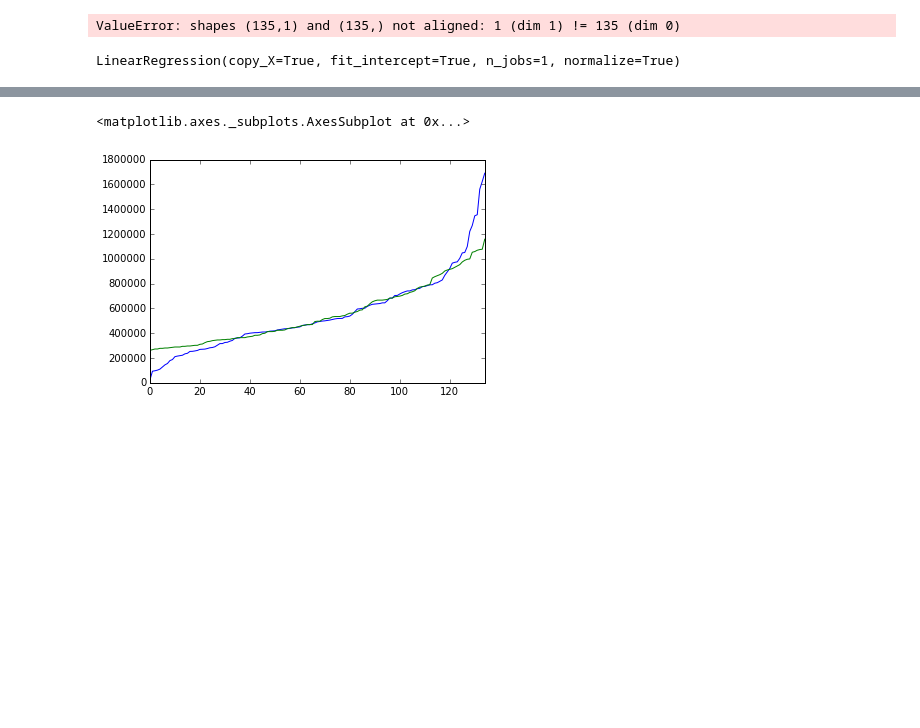
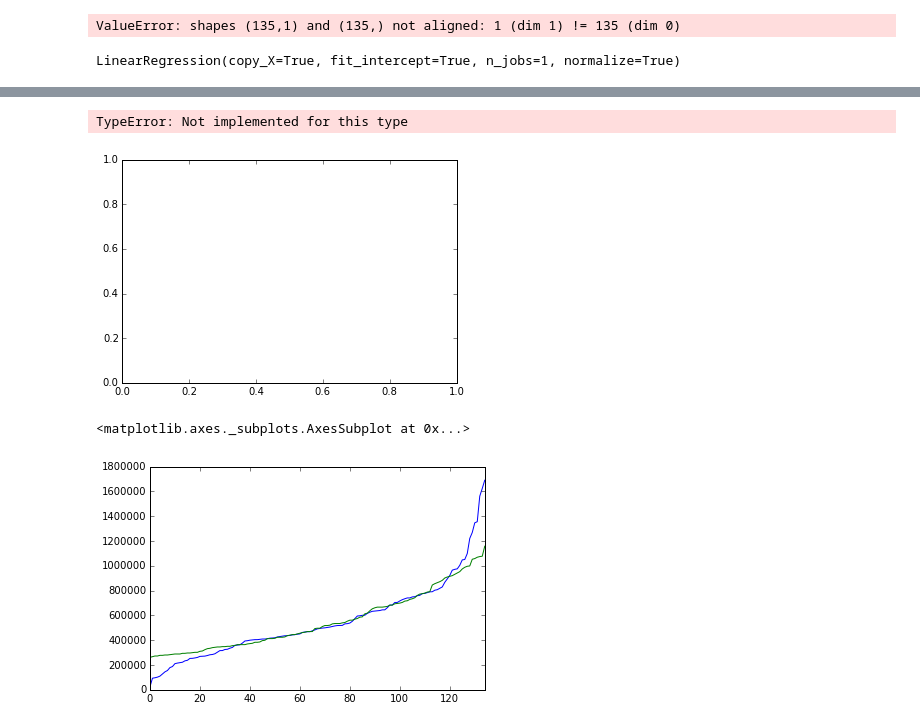
Before and after one commit to marekduda13/Capstone, a Jupyter notebook: Second Workbook.ipynb, the cells around one changed output, grey strips where cells are left out. Saved outputs shown, nothing was run; the diff lists cells and outputs as text; code cells hidden in the pictures; blank space fills up the shorter version.

```diff
--- a/Second Workbook.ipynb
+++ b/Second Workbook.ipynb
@@ -916,3 +931,8 @@ LinearRegression(copy_X=True, fit_intercept=True, n_jobs=1, normalize=True)
+# %%
+plt.scatter(X_full.SAT_AVG, y_SAT_plus, 'r')
+# %% [output]
+TypeError: Not implemented for this type
+[figure, added]
 # %%
 # plot actual y
 y_sort = df_top.sort('y')['y']
```
Also changed, not shown: parts of 12 cells of this notebook.
